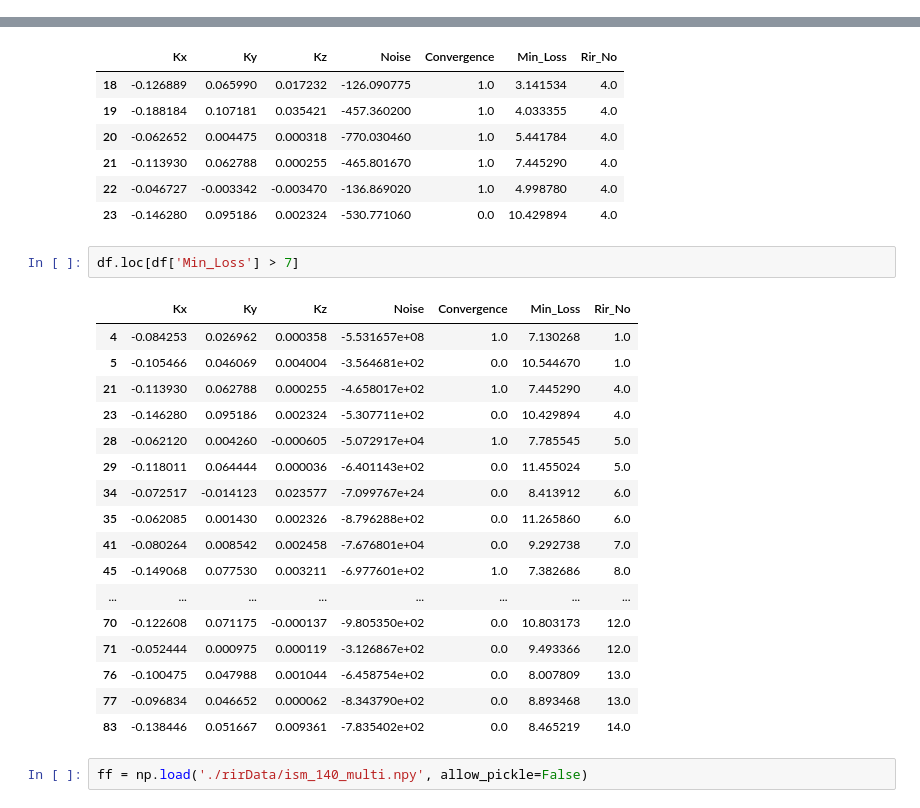
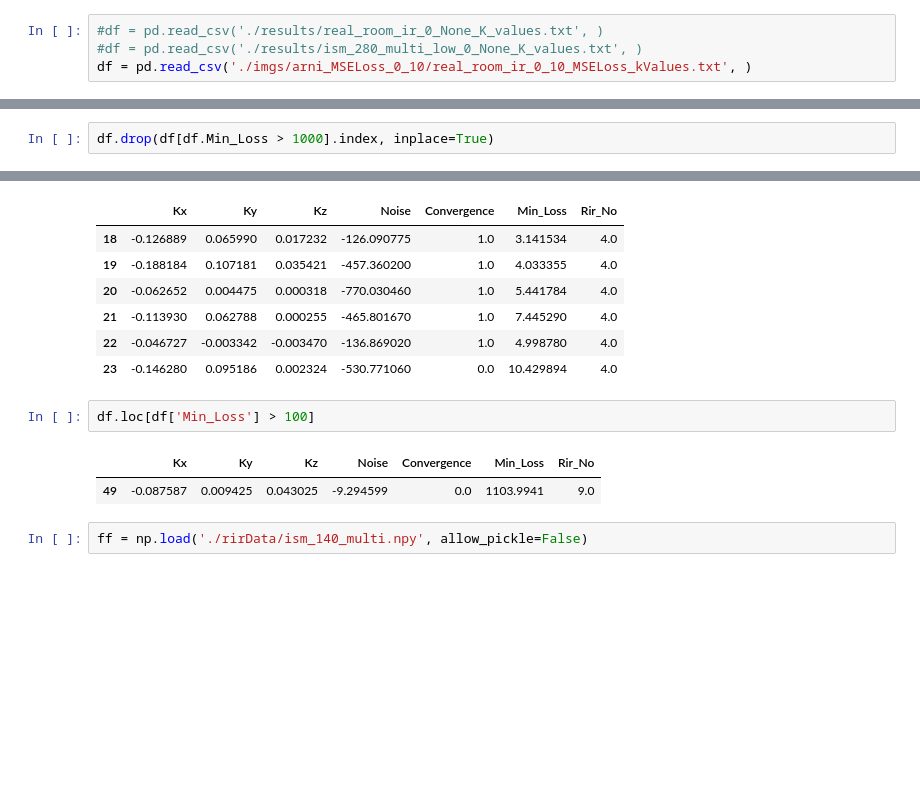
Before and after one commit to jeet-ss/ShoeboxEnergyDecay_PyTorch, a Jupyter notebook: testing.ipynb, the cells around one changed output, grey strips where cells are left out. Cells and saved outputs as stored; diff of their text form; blank space fills up the shorter version.

```diff
--- a/testing.ipynb
+++ b/testing.ipynb
@@ -11,3 +9,7 @@ df = pd.read_csv('./real_room_0_1_K_values.txt', )
+# %%
+#df = pd.read_csv('./results/real_room_ir_0_None_K_values.txt', )
+#df = pd.read_csv('./results/ism_280_multi_low_0_None_K_values.txt', )
+df = pd.read_csv('./imgs/arni_MSELoss_0_10/real_room_ir_0_10_MSELoss_kValues.txt', )
 # %%
 df.shape
 # %% [output]
@@ -15,3 +17,5 @@ df.shape
+# %%
+df.drop(df[df.Min_Loss > 1000].index, inplace=True)
 # %%
 print(f"Max:{df['Min_Loss'].max()} and Min:{df['Min_Loss'].min()}")
 plt.figure(figsize=(6,4))
@@ -37,25 +41,10 @@ df.loc[df['Rir_No'] == 4]
 | 22 | -0.046727 | -0.003342 | -0.003470 | -136.869020 | 1.0 | 4.998780 | 4.0 |
 | 23 | -0.146280 | 0.095186 | 0.002324 | -530.771060 | 0.0 | 10.429894 | 4.0 |
 # %%
-df.loc[df['Min_Loss'] > 7]
+df.loc[df['Min_Loss'] > 100]
 # %% [output]
 |  | Kx | Ky | Kz | Noise | Convergence | Min_Loss | Rir_No |
-| 4 | -0.084253 | 0.026962 | 0.000358 | -5.531657e+08 | 1.0 | 7.130268 | 1.0 |
-| 5 | -0.105466 | 0.046069 | 0.004004 | -3.564681e+02 | 0.0 | 10.544670 | 1.0 |
-| 21 | -0.113930 | 0.062788 | 0.000255 | -4.658017e+02 | 1.0 | 7.445290 | 4.0 |
-| 23 | -0.146280 | 0.095186 | 0.002324 | -5.307711e+02 | 0.0 | 10.429894 | 4.0 |
-| 28 | -0.062120 | 0.004260 | -0.000605 | -5.072917e+04 | 1.0 | 7.785545 | 5.0 |
-| 29 | -0.118011 | 0.064444 | 0.000036 | -6.401143e+02 | 0.0 | 11.455024 | 5.0 |
-| 34 | -0.072517 | -0.014123 | 0.023577 | -7.099767e+24 | 0.0 | 8.413912 | 6.0 |
-| 35 | -0.062085 | 0.001430 | 0.002326 | -8.796288e+02 | 0.0 | 11.265860 | 6.0 |
-| 41 | -0.080264 | 0.008542 | 0.002458 | -7.676801e+04 | 0.0 | 9.292738 | 7.0 |
-| 45 | -0.149068 | 0.077530 | 0.003211 | -6.977601e+02 | 1.0 | 7.382686 | 8.0 |
-| ... | ... | ... | ... | ... | ... | ... | ... |
-| 70 | -0.122608 | 0.071175 | -0.000137 | -9.805350e+02 | 0.0 | 10.803173 | 12.0 |
-| 71 | -0.052444 | 0.000975 | 0.000119 | -3.126867e+02 | 0.0 | 9.493366 | 12.0 |
-| 76 | -0.100475 | 0.047988 | 0.001044 | -6.458754e+02 | 0.0 | 8.007809 | 13.0 |
-| 77 | -0.096834 | 0.046652 | 0.000062 | -8.343790e+02 | 0.0 | 8.893468 | 13.0 |
-| 83 | -0.138446 | 0.051667 | 0.009361 | -7.835402e+02 | 0.0 | 8.465219 | 14.0 |
+| 49 | -0.087587 | 0.009425 | 0.043025 | -9.294599 | 0.0 | 1103.9941 | 9.0 |
 # %%
 ff = np.load('./rirData/ism_140_multi.npy', allow_pickle=False)
 # %%
```
Also changed, not shown: parts of 3 cells of this notebook, 4 other files.
